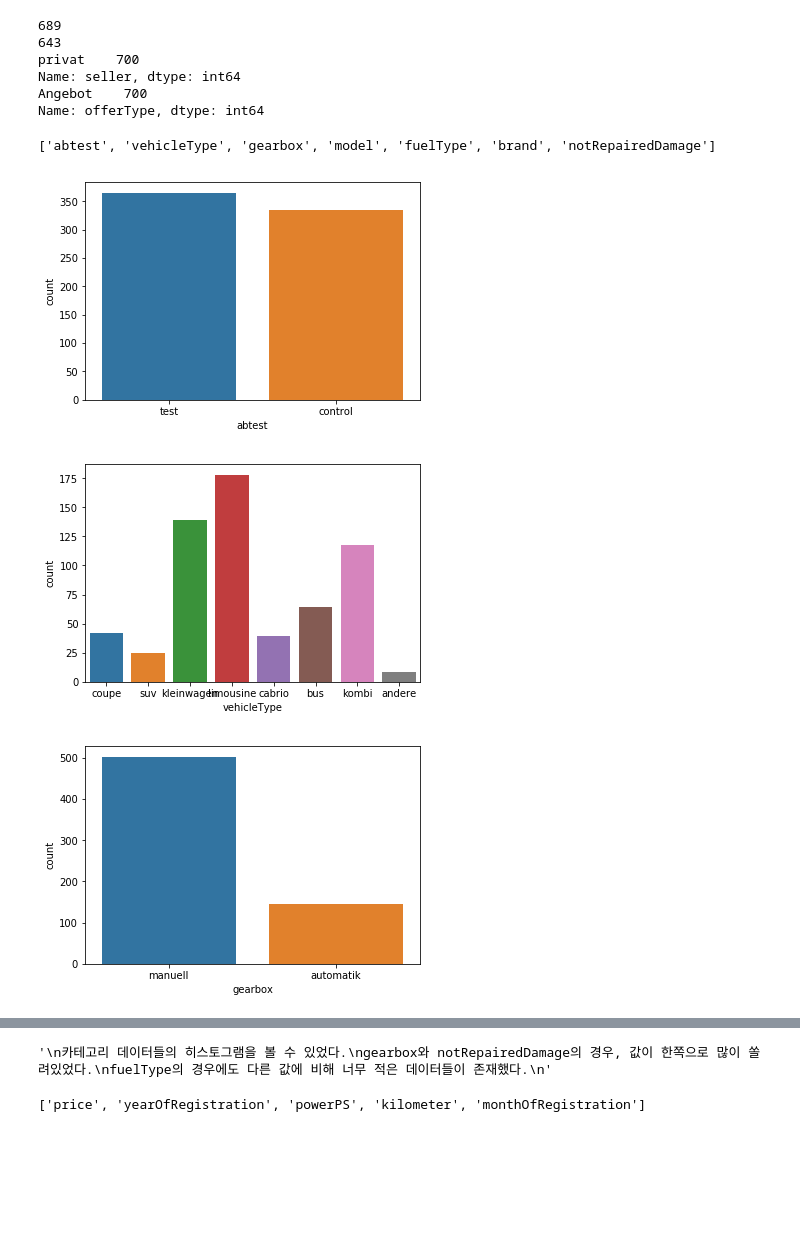
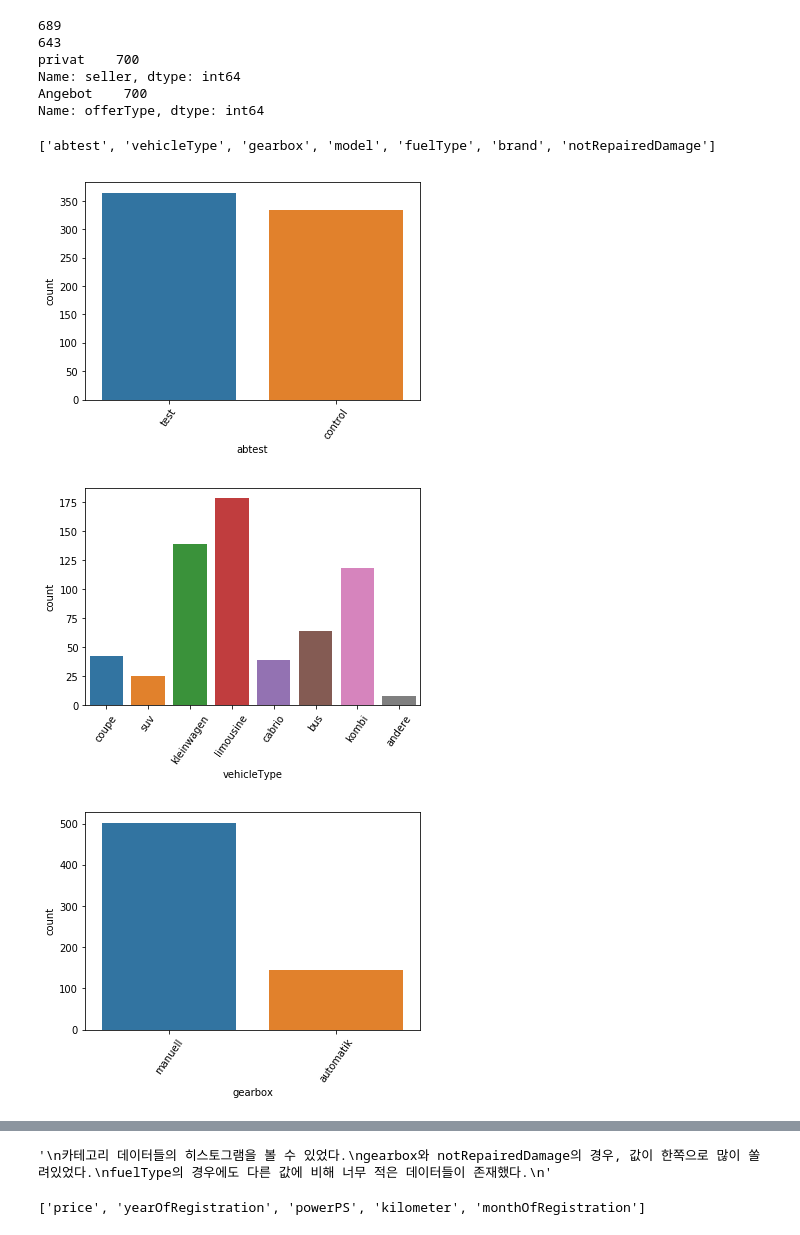
Before and after one commit to KimDoubleB/DS_Tutorials, a Jupyter notebook: Regression_Used_Car.ipynb, the cells around one changed output, grey strips where cells are left out. Saved outputs shown, nothing was run; the diff lists cells and outputs as text; code cells hidden in the pictures; blank space fills up the shorter version.

```diff
--- a/Regression_Used_Car.ipynb
+++ b/Regression_Used_Car.ipynb
@@ -79,33 +79,34 @@ Name: offerType, dtype: int64
 
 # Restructuring -> Vertical Decomposition
 # drop low impact data on price
 # 1. 데이터가 대부분 하나의 값으로 수렴하는 경우 (seller, offerType, nrOfPictures)
 # 2. 목표인 가격을 예측하는 것과 생관없는 경우 (dateCrawled, lastSeen, dateCreated)
 # 3. 각기 다 다른 값을 가지는 경우 (name, postalCode)
 df.drop(['seller', 'offerType', 'nrOfPictures', 'dateCrawled', 'lastSeen', 'dateCreated', 'postalCode', 'name'], axis='columns', inplace=True)
 
 
 # Remove unusable data(redundant data)
 df = df.drop_duplicates(['price','vehicleType','yearOfRegistration'
                          ,'gearbox','powerPS','model','kilometer','monthOfRegistration','fuelType'
                          ,'notRepairedDamage'])
 
 
 
 category_feature = [col for col in df.columns if df[col].dtypes == 'object' and col != 'name']
 print(category_feature)
 
 for col in category_feature:
     sns.countplot(x = col, data = df)
+    plt.xticks(rotation=55)
     plt.show()
 
 '''
 카테고리 데이터들의 히스토그램을 볼 수 있었다.
 gearbox와 notRepairedDamage의 경우, 값이 한쪽으로 많이 쏠려있었다.
 fuelType의 경우에도 다른 값에 비해 너무 적은 데이터들이 존재했다.
 '''
 # %% [output]
 ['abtest', 'vehicleType', 'gearbox', 'model', 'fuelType', 'brand', 'notRepairedDamage']
-[figure, old version]
+[figure, new version]
-[figure, old version]
+[figure, new version]
-[figure, old version]
+[figure, new version]
```
Also changed, not shown: parts of 2 cells of this notebook.
